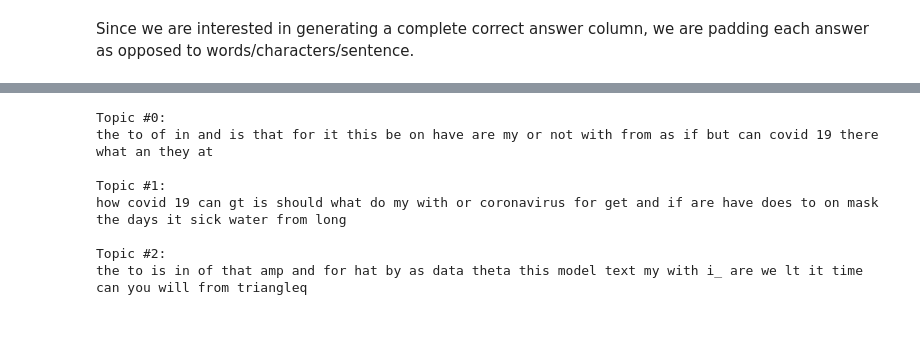
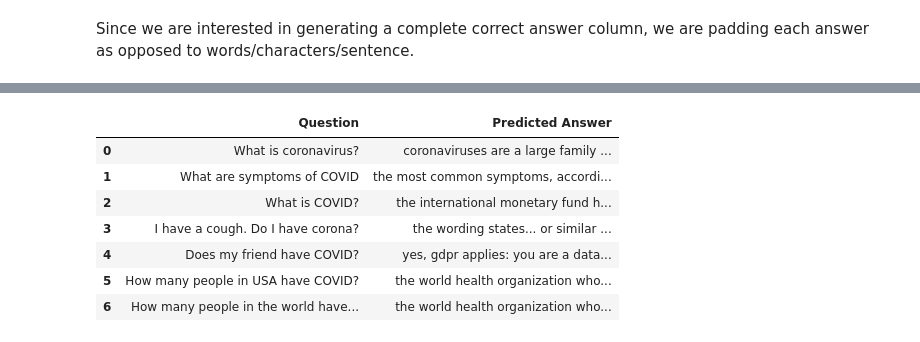
Before and after one commit to suhaillala/COVID_QA_Project, a Jupyter notebook: Project.ipynb, the cells around one changed output, grey strips where cells are left out. Saved outputs shown, nothing was run; the diff lists cells and outputs as text; code cells hidden in the pictures.

```diff
--- a/Project.ipynb
+++ b/Project.ipynb
@@ -395,0 +394,11 @@ clf = MultinomialNB().fit(X_train_tfidf, combined_df.answer)
+# %%
+# Add cluster data to train set
+X_train.loc[:, 'cluster'] = model_kmeans.labels_
+
+# Convert prep_answer to 5-gram tokens
+X_train['prep_answer2'] = X_train['prep_answer'].apply(lambda x: list(nltk.ngrams(nltk.lm.preprocessing.pad_both_ends(word_tokenizer(x), n=5), n=5)))
+
+# Add start and stop tokens to vocabulary
+unique_words = list(unique_words)
+unique_words.append('<s>')
+unique_words.append('</s>')
@@ -396,4 +481,5 @@ clf = MultinomialNB().fit(X_train_tfidf, combined_df.answer)
 # %%
+# Testing with custom test set
 docs_new = ['What is coronavirus?',
             'What are symptoms of COVID',
             'What is COVID?',
@@ -401,7 +487,8 @@ docs_new = ['What is coronavirus?',
             'Does my friend have COVID?',
             'How many people in USA have COVID?',
             'How many people in the world have covid19?']
-X_new_counts = count_vect.transform(docs_new)
-X_new_tfidf = tfidf_transformer.transform(X_new_counts)
+X_test_tfidf = tfidf_vectorizer.transform(docs_new)
 
-predicted = clf.predict(X_new_tfidf)
+predicted = []
+for cluster in model_kmeans.predict(X_test_tfidf):
+    predicted.append(laplace_generation_fivegram('<s>', cluster))
@@ -465,11 +495,13 @@ the to is in of that amp and for hat
-# %%
-print_topics(lda, count_vect, 30)
-# %% [output]
-Topic #0:
-the to of in and is that for it this be on have are my or not with from as if but can covid 19 there what an they at
-
-Topic #1:
-how covid 19 can gt is should what do my with or coronavirus for get and if are have does to on mask the days it sick water from long
-
-Topic #2:
-the to is in of that amp and for hat by as data theta this model text my with i_ are we lt it time can you will from triangleq
+# %%
+# View results
+results = pd.DataFrame(data = {'Question': docs_new, 'Predicted Answer': predicted})
+results.head(10)
+# %% [output]
+|  | Question | Predicted Answer |
+| 0 | What is coronavirus? | coronaviruses are a large family ... |
+| 1 | What are symptoms of COVID | the most common symptoms, accordi... |
+| 2 | What is COVID? | the international monetary fund h... |
+| 3 | I have a cough. Do I have corona? | the wording states... or similar ... |
+| 4 | Does my friend have COVID? | yes, gdpr applies: you are a data... |
+| 5 | How many people in USA have COVID? | the world health organization who... |
+| 6 | How many people in the world have... | the world health organization who... |
```
Also changed, not shown: parts of 35 cells of this notebook, 1 other file.
